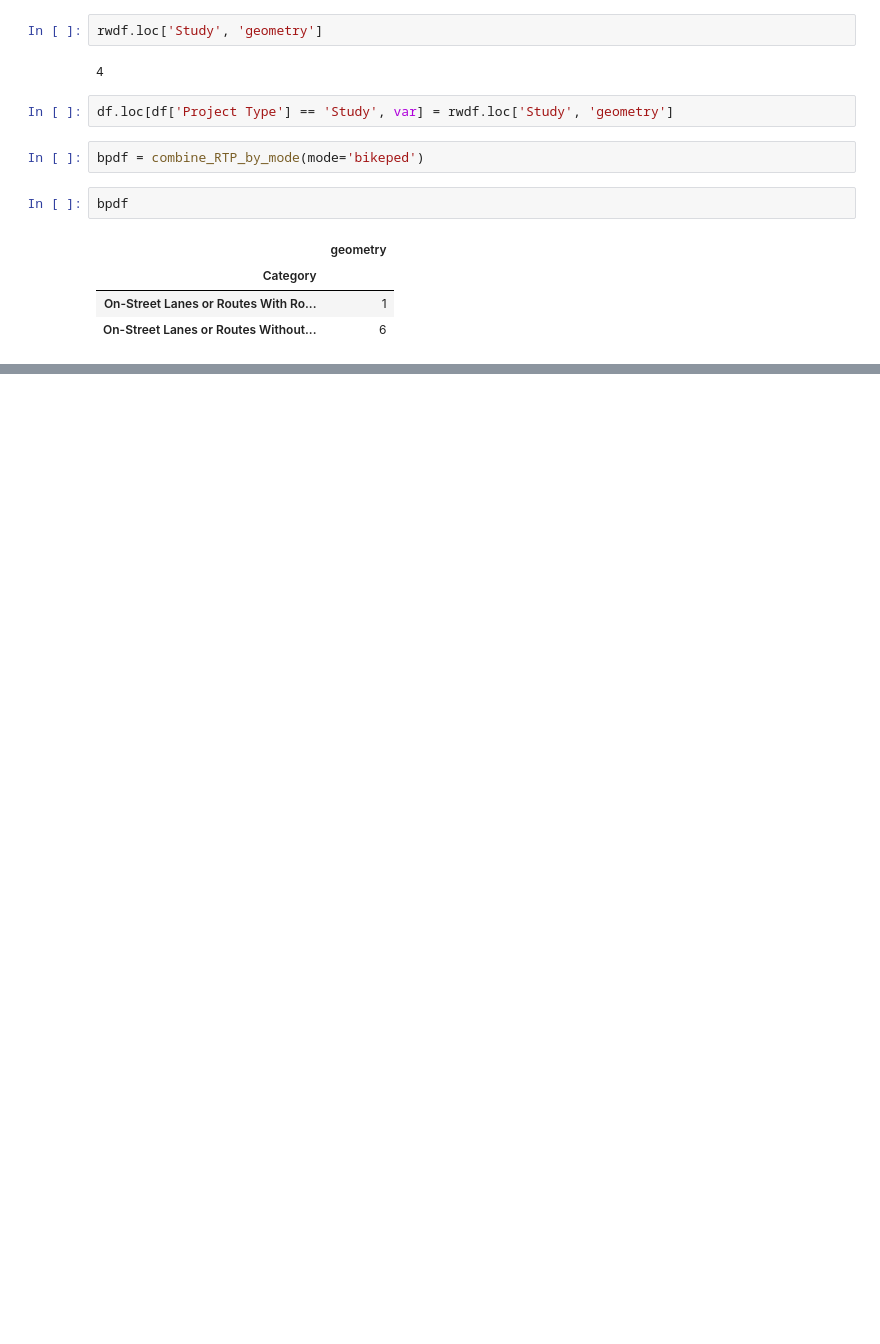
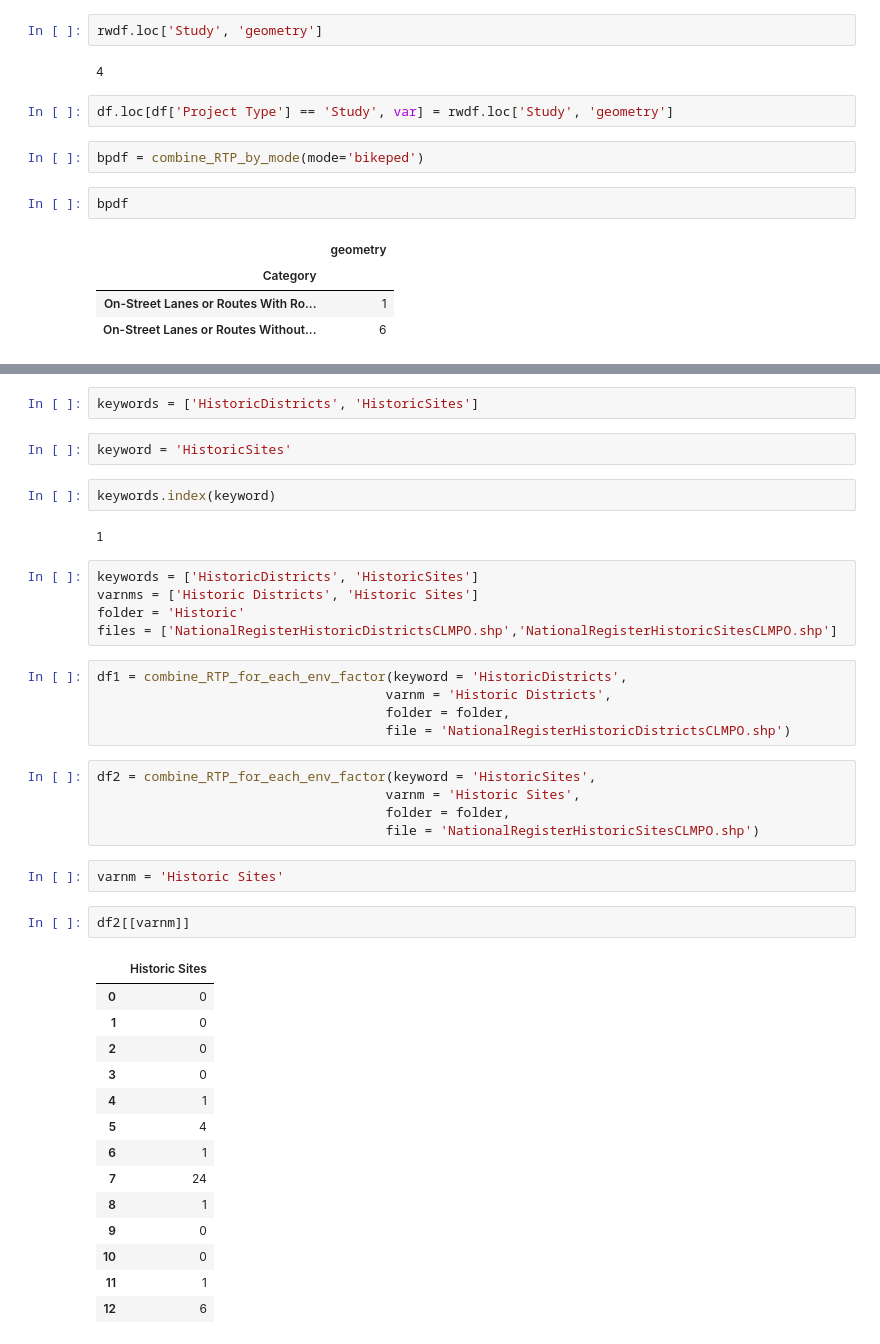
Before and after one commit to dongmeic/RTP, a Jupyter notebook: data/reorganize_analysis_for_AppendixF.ipynb, the cells around one changed output, grey strips where cells are left out. Cells and saved outputs as stored; diff of their text form; blank space fills up the shorter version.

```diff
--- a/data/reorganize_analysis_for_AppendixF.ipynb
+++ b/data/reorganize_analysis_for_AppendixF.ipynb
@@ -230,0 +233,42 @@ combine_RTP_for_each_env_factor()
+# %%
+keywords = ['HistoricDistricts', 'HistoricSites']
+# %%
+keyword = 'HistoricSites'
+# %%
+keywords.index(keyword)
+# %% [output]
+1
+# %%
+keywords = ['HistoricDistricts', 'HistoricSites']
+varnms = ['Historic Districts', 'Historic Sites']
+folder = 'Historic'
+files = ['NationalRegisterHistoricDistrictsCLMPO.shp','NationalRegisterHistoricSitesCLMPO.shp']
+# %%
+df1 = combine_RTP_for_each_env_factor(keyword = 'HistoricDistricts',
+                                     varnm = 'Historic Districts',
+                                     folder = folder,
+                                     file = 'NationalRegisterHistoricDistrictsCLMPO.shp')
+# %%
+df2 = combine_RTP_for_each_env_factor(keyword = 'HistoricSites',
+                                     varnm = 'Historic Sites',
+                                     folder = folder,
+                                     file = 'NationalRegisterHistoricSitesCLMPO.shp')
+# %%
+varnm = 'Historic Sites'
+# %%
+df2[[varnm]]
+# %% [output]
+|  | Historic Sites |
+| 0 | 0 |
+| 1 | 0 |
+| 2 | 0 |
+| 3 | 0 |
+| 4 | 1 |
+| 5 | 4 |
+| 6 | 1 |
+| 7 | 24 |
+| 8 | 1 |
+| 9 | 0 |
+| 10 | 0 |
+| 11 | 1 |
+| 12 | 6 |
```
Also changed, not shown: parts of 6 cells of this notebook, 1 other file.
